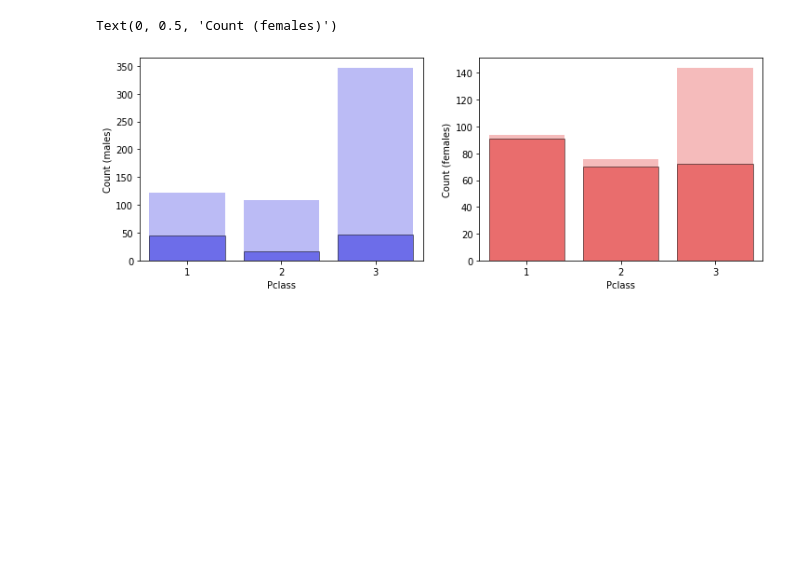
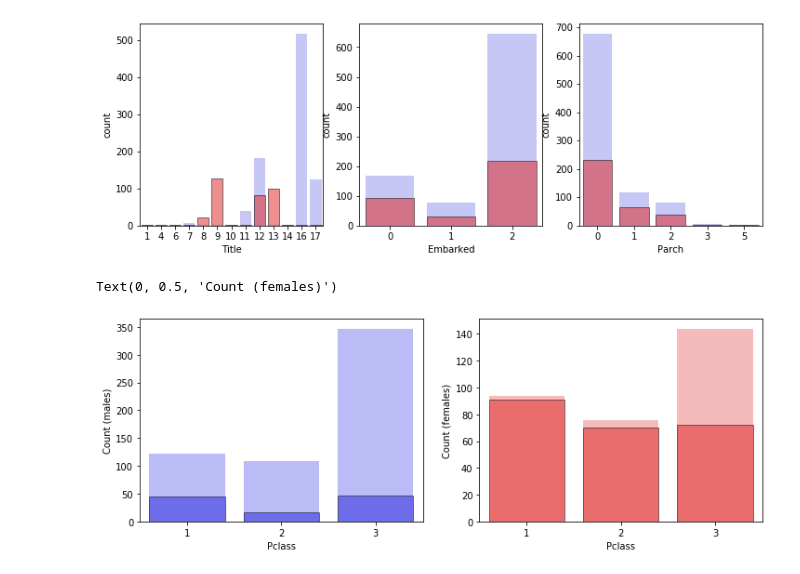
Before and after one commit to subintmtu/Machine_Learning, a Jupyter notebook: Titanic/Titanic_ML.ipynb, the cells around one changed output. Drawn from its saved outputs; the diff is of its cells as text; code cells hidden in the pictures; blank space fills up the shorter version.

```diff
--- a/Titanic/Titanic_ML.ipynb
+++ b/Titanic/Titanic_ML.ipynb
@@ -24,0 +84,8 @@ test = pd.read_csv('test.csv')
+# %%
+train_x = train.drop(columns='Survived')
+train_x = train_x.append(test)
+
+train_x = preProcessData(train_x)
+
+test_x = train_x.loc[test.index.values]
+train_x = train_x.loc[train.index.values]
@@ -25,3 +98,15 @@ test = pd.read_csv('test.csv')
+# %%
+f, axes = plt.subplots(1, 3, figsize = (12,4))
+g = sns.countplot(x="Title", data=train_x, alpha= 0.25, color='blue', ax=axes[0])
+g = sns.countplot(x="Title", data=train_x[train.Survived==1], alpha= 0.5, edgecolor=(0,0,0), color='red', ax=axes[0])
+
+h = sns.countplot(x="Embarked", data=train_x, alpha= 0.25, color='blue', ax=axes[1])
+h = sns.countplot(x="Embarked", data=train_x[train.Survived==1], alpha= 0.5, edgecolor=(0,0,0), color='red', ax=axes[1])
+
+j = sns.countplot(x="Parch", data=train_x, alpha= 0.25, color='blue', ax=axes[2])
+j = sns.countplot(x="Parch", data=train_x[train.Survived==1], alpha= 0.5, edgecolor=(0,0,0), color='red', ax=axes[2])
+# %% [output]
+[figure, added]
 # %%
 ## Describe numerical data
 
```
Also changed, not shown: parts of 23 cells of this notebook, 2 other files.
